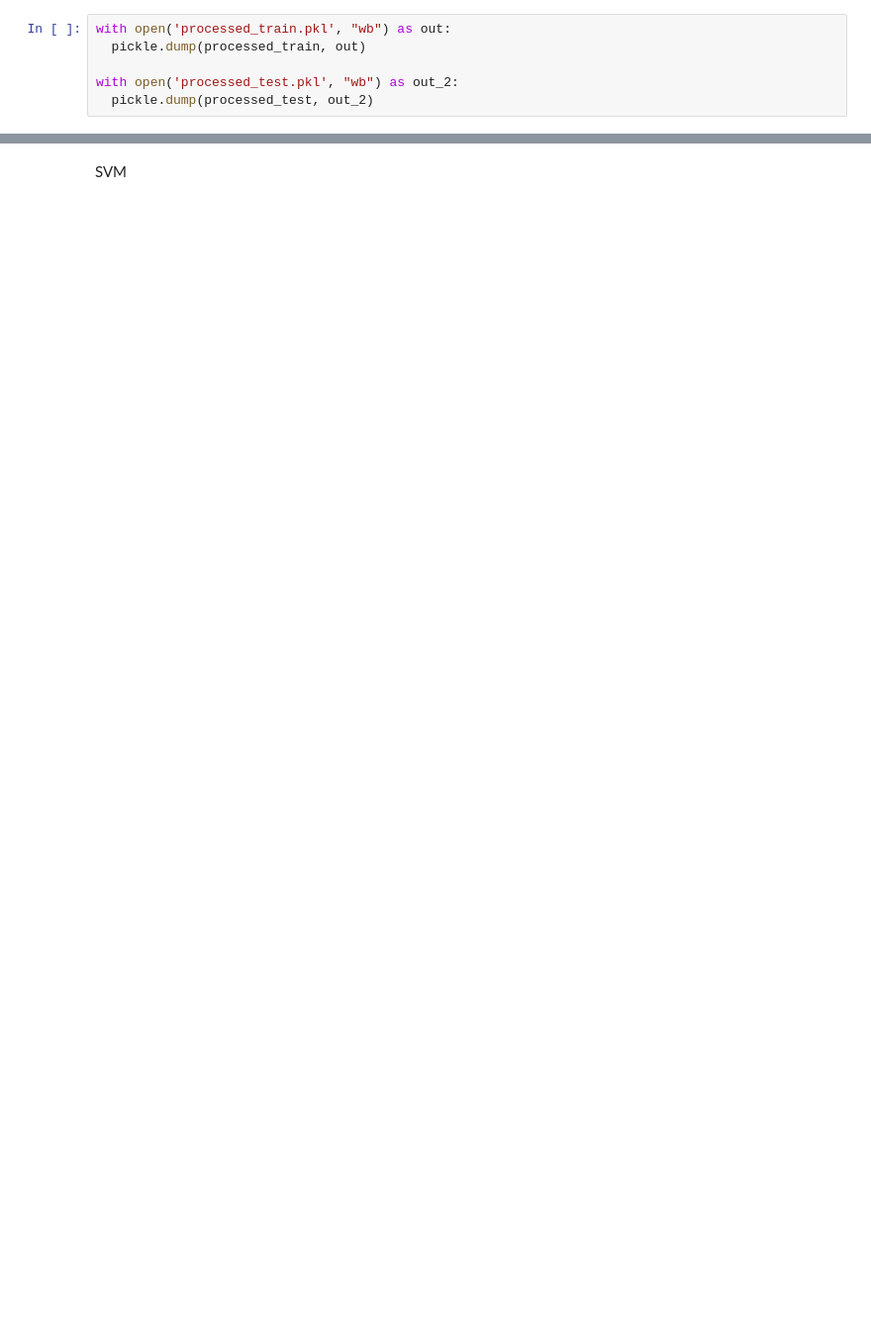
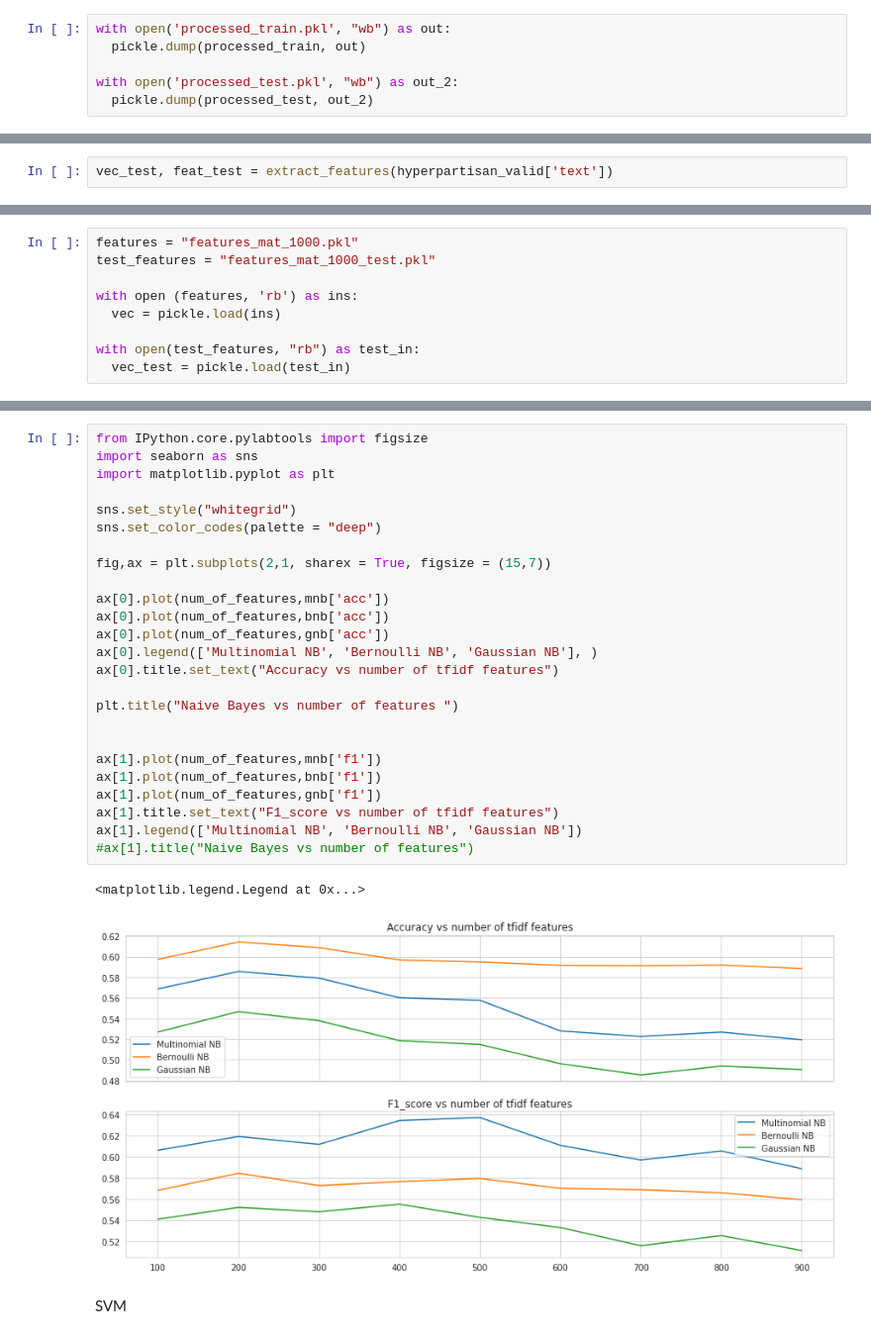
Before and after one commit to Ok3ks/Disso-COLD, a Jupyter notebook: Classical_methods.ipynb, the cells around one changed output, grey strips where cells are left out. Shown: that part at 99% size. Saved outputs shown, nothing was run; the diff lists cells and outputs as text; blank space fills up the shorter version.

```diff
--- a/Classical_methods.ipynb
+++ b/Classical_methods.ipynb
@@ -207,0 +197,2 @@ for max_features in range(100,1000,100):
+# %%
+vec_test, feat_test = extract_features(hyperpartisan_valid['text'])
@@ -207,0 +205,9 @@ for max_features in range(100,1000,100):
+# %%
+features = "features_mat_1000.pkl"
+test_features = "features_mat_1000_test.pkl"
+
+with open (features, 'rb') as ins:
+  vec = pickle.load(ins)
+
+with open(test_features, "rb") as test_in:
+  vec_test = pickle.load(test_in)
@@ -208,3 +260,31 @@ for max_features in range(100,1000,100):
+# %%
+from IPython.core.pylabtools import figsize
+import seaborn as sns
+import matplotlib.pyplot as plt
+
+sns.set_style("whitegrid")
+sns.set_color_codes(palette = "deep")
+
+fig,ax = plt.subplots(2,1, sharex = True, figsize = (15,7))
+
+ax[0].plot(num_of_features,mnb['acc'])
+ax[0].plot(num_of_features,bnb['acc'])
+ax[0].plot(num_of_features,gnb['acc'])
+ax[0].legend(['Multinomial NB', 'Bernoulli NB', 'Gaussian NB'], )
+ax[0].title.set_text("Accuracy vs number of tfidf features")
+
+plt.title("Naive Bayes vs number of features ")
+
+
+ax[1].plot(num_of_features,mnb['f1'])
+ax[1].plot(num_of_features,bnb['f1'])
+ax[1].plot(num_of_features,gnb['f1'])
+ax[1].title.set_text("F1_score vs number of tfidf features")
+ax[1].legend(['Multinomial NB', 'Bernoulli NB', 'Gaussian NB'])
+#ax[1].title("Naive Bayes vs number of features")
+# %% [output]
+<matplotlib.legend.Legend at 0x...>
+[figure, added]
 # %% [markdown]
 SVM
 # %%
```
Also changed, not shown: parts of 20 cells of this notebook.
